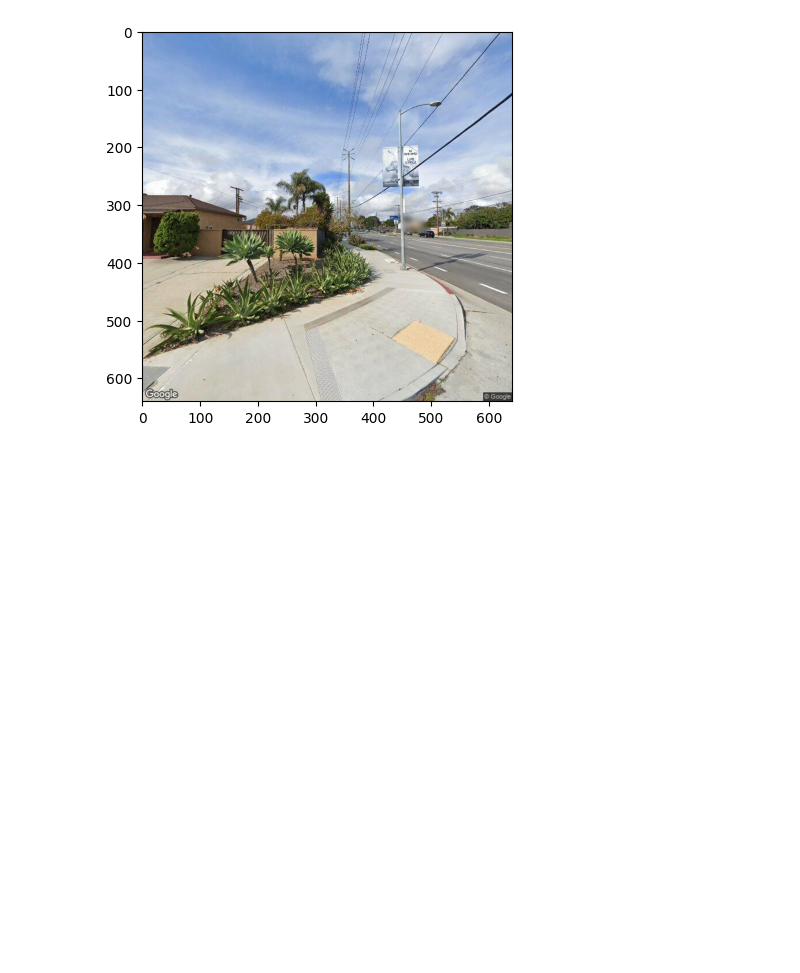
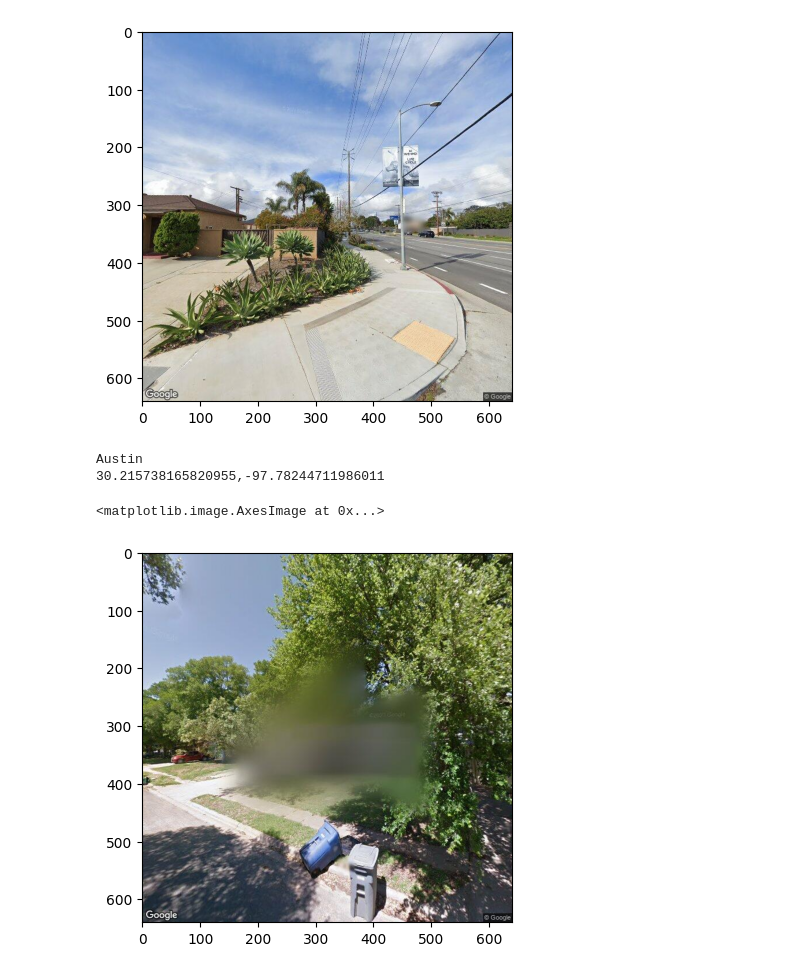
Before and after one commit to JoseMorales7/CS541Project, a Jupyter notebook: Data.ipynb, the cells around one changed output. Cells and saved outputs as stored; diff of their text form; code cells hidden in the pictures; blank space fills up the shorter version.

```diff
--- a/Data.ipynb
+++ b/Data.ipynb
@@ -66,10 +70,13 @@ class CitiesData(Dataset):
             idx = idx.tolist()
 
         imagePath = self.imagePaths[idx]
-        city = imagePath.split("/")[2]
+        pathSplits = imagePath.split("/")
+        city = pathSplits[2]
+        longitude, latitude = pathSplits[3].split(",")
+        latitude = latitude.split(".jpg")[0]
 
         image = io.imread(imagePath)
         if self.transform:
             image = self.transform(image)
 
-        return image, city
+        return image, city, float(longitude), float(latitude)
@@ -129,9 +167,9 @@ data = CitiesData(dataParentFolder, trainIdxs)
 dataloader = DataLoader(data, batch_size=128, shuffle=True)
 # %%
 for p in dataloader:
-    image, city = p
-    print(image)
-    print("City")
-    print(city)
-    print()
+    image, city, long, lat = p
+    # print(image)
+    # print("City")
+    # print(city)
+    # print()
     break
@@ -169,3 +189,12 @@ plt.imshow(image[1])
 LosAngeles
 <matplotlib.image.AxesImage at 0x...>
 [figure]
+# %%
+print(city[2])
+print("{},{}".format(long[2], lat[2]))
+plt.imshow(image[2])
+# %% [output]
+Austin
+30.215738165820955,-97.78244711986011
+<matplotlib.image.AxesImage at 0x...>
+[figure, added]
```
Also changed, not shown: parts of 6 cells of this notebook, 2 other files.
